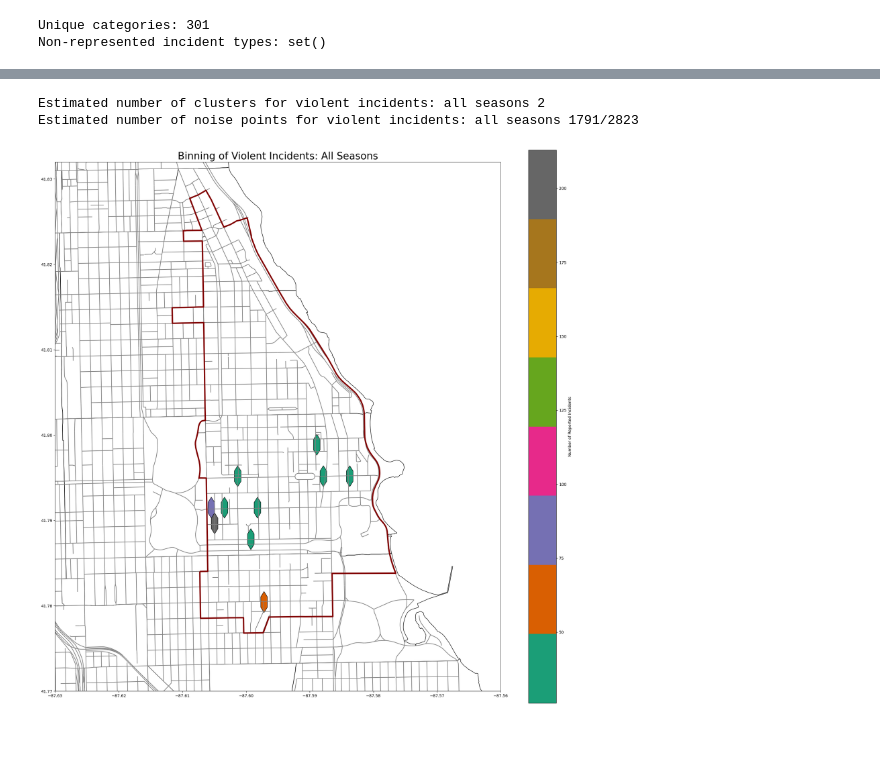
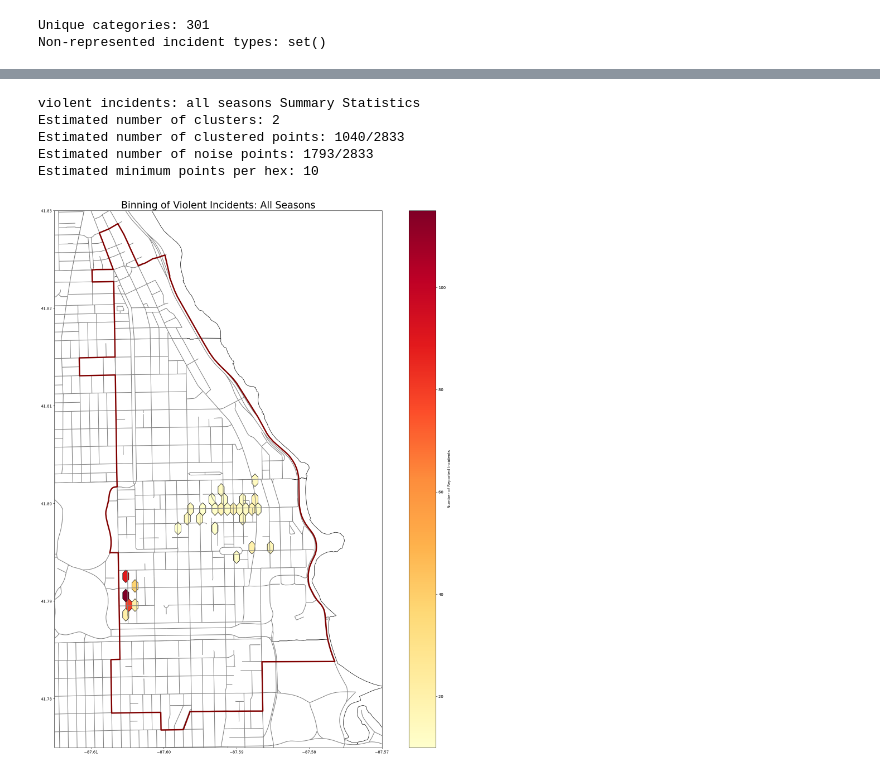
Before and after one commit to michplunkett/one-offs, a Jupyter notebook: notebooks/ucpd_hex_cluster_analysis.ipynb, the cells around one changed output, grey strips where cells are left out. Drawn from its saved outputs; the diff is of its cells as text; code cells hidden in the pictures; blank space fills up the shorter version.

```diff
--- a/notebooks/ucpd_hex_cluster_analysis.ipynb
+++ b/notebooks/ucpd_hex_cluster_analysis.ipynb
@@ -326,7 +350,10 @@ Estimated number of noise points for sexual assault and gender-based incidents:
 # %%
-hdbscan_hexbin_plotting(violence["All"], "violent incidents: all seasons", 25)
+hdbscan_hexbin_plotting(violence["All"], "violent incidents: all seasons")
 # %% [output]
-Estimated number of clusters for violent incidents: all seasons 2
-Estimated number of noise points for violent incidents: all seasons 1791/2823
+violent incidents: all seasons Summary Statistics
+Estimated number of clusters: 2
+Estimated number of clustered points: 1040/2833
+Estimated number of noise points: 1793/2833
+Estimated minimum points per hex: 10
-[figure, old version]
+[figure, new version]
 # %%
```
Also changed, not shown: parts of 4 cells of this notebook.
